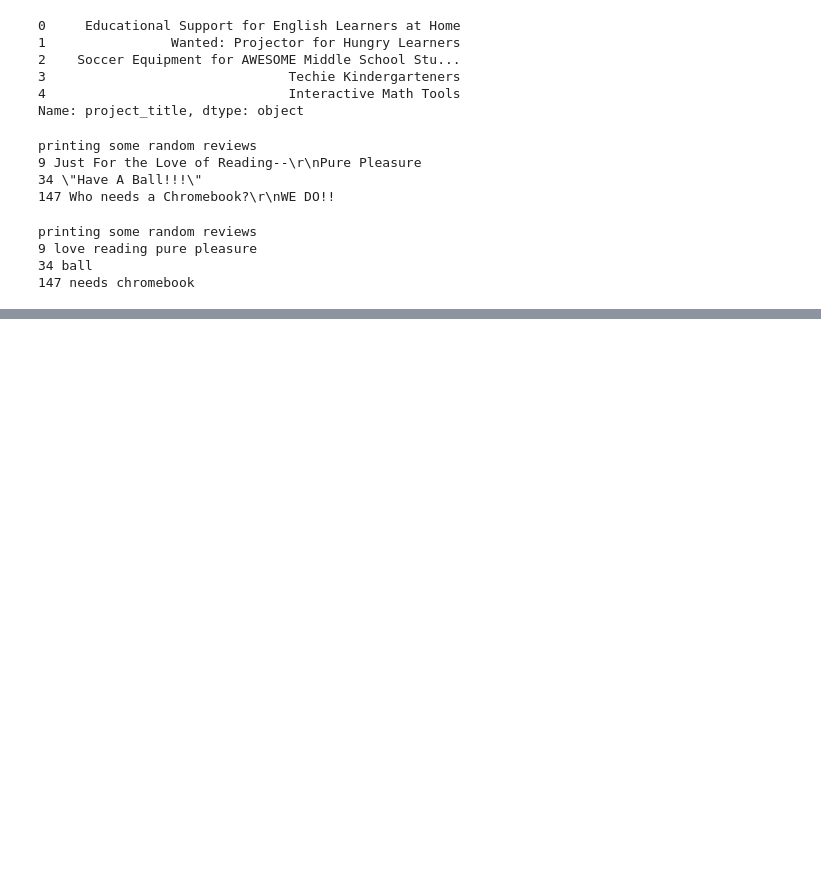
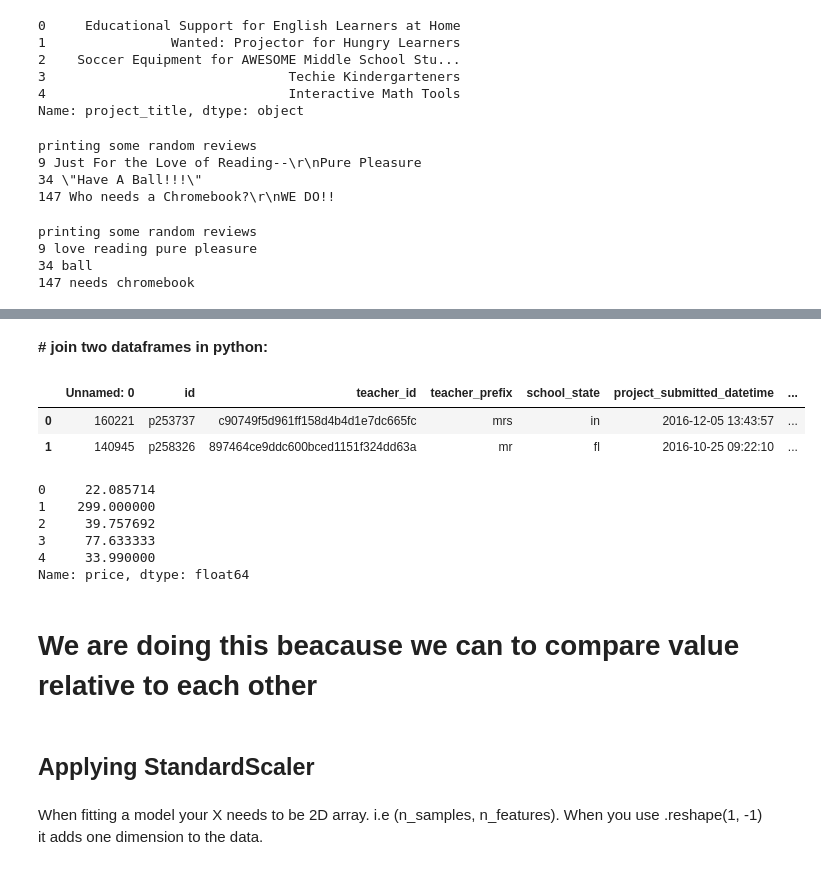
Before and after one commit to srinivas2234/Applied-Data-Science-with-Python-Specialization, a Jupyter notebook: DonorsChoose_Srinivas.ipynb, the cells around one changed output, grey strips where cells are left out. Saved outputs shown, nothing was run; the diff lists cells and outputs as text; code cells hidden in the pictures; blank space fills up the shorter version.

```diff
--- a/DonorsChoose_Srinivas.ipynb
+++ b/DonorsChoose_Srinivas.ipynb
@@ -417,0 +408,3 @@ printing some random reviews
+# %%
+project_data['essay']=project_data['project_essay_1'].map(str)+project_data['project_essay_2'].map(str)+project_data['project_essay_3'].map(str)+project_data['project_essay_4'].map(str)
+print(project_data['essay'])
@@ -417,0 +483,24 @@ printing some random reviews
+# %% [markdown]
+**# join two dataframes in python:**
+# %%
+project_data = pd.merge(project_data,price_data, on='id', how='left')
+project_data.head(2)
+# %% [output]
+|  | Unnamed: 0 | id | teacher_id | teacher_prefix | school_state | project_submitted_datetime | ... |
+| 0 | 160221 | p253737 | c90749f5d961ff158d4b4d1e7dc665fc | mrs | in | 2016-12-05 13:43:57 | ... |
+| 1 | 140945 | p258326 | 897464ce9ddc600bced1151f324dd63a | mr | fl | 2016-10-25 09:22:10 | ... |
+# %%
+project_data['price'].head()
+# %% [output]
+0     22.085714
+1    299.000000
+2     39.757692
+3     77.633333
+4     33.990000
+Name: price, dtype: float64
+# %% [markdown]
+# We are doing this beacause we can to compare value relative to each other
+# %% [markdown]
+## Applying StandardScaler
+# %% [markdown]
+When fitting a model your X needs to be 2D array. i.e (n_samples, n_features). When you use .reshape(1, -1) it adds one dimension to the data.
```
Also changed, not shown: parts of 21 cells of this notebook.
